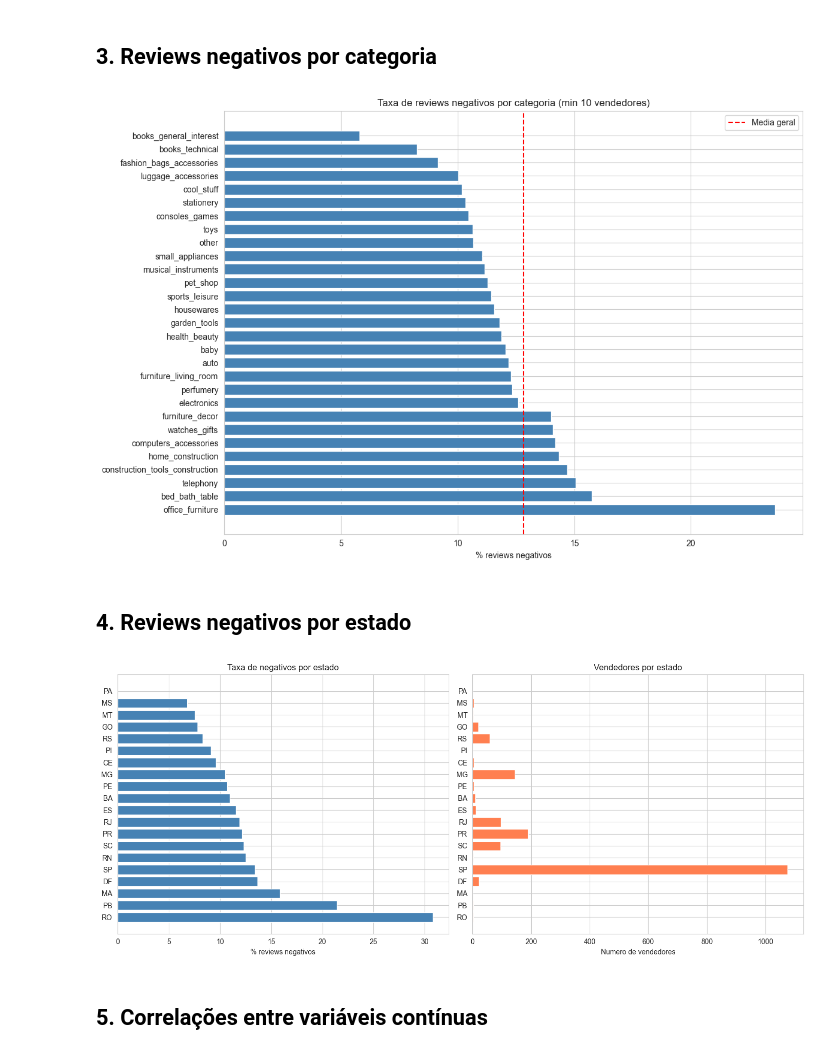
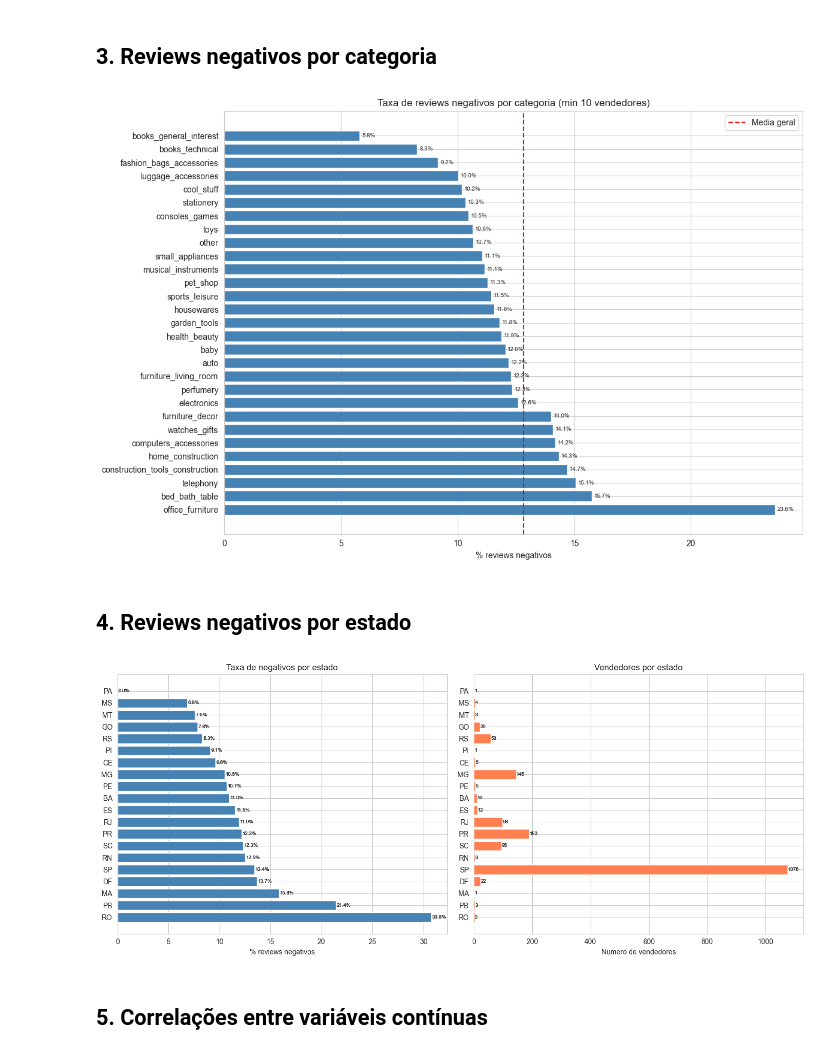
Before and after one commit to mayconaranha/ecommerce-satisfaction-study, a Jupyter notebook: notebooks/02_eda.ipynb, the cells around one changed output. Saved outputs shown, nothing was run; the diff lists cells and outputs as text; code cells hidden in the pictures.

Commit message:
Adiciona data labels nos gráficos de outputs

```diff
--- a/notebooks/02_eda.ipynb
+++ b/notebooks/02_eda.ipynb
@@ -73,6 +73,10 @@ axes[1].set_ylabel("% reviews negativos")
 axes[1].set_title("Taxa de reviews negativos por faixa de atraso")
 axes[1].set_xticks(range(len(taxa)))
 axes[1].set_xticklabels([str(x) for x in taxa["atraso_bin"]], rotation=45, ha="right", fontsize=7)
+for j, v in enumerate(taxa["pct"]):
+    axes[1].text(j, v + 0.3, f"{v:.1f}%", ha="center", va="bottom", fontsize=7)
+for j, v in enumerate(taxa["pct"]):
+    axes[1].text(j, v + 0.3, f"{v:.1f}%", ha="center", va="bottom", fontsize=7)
 
 plt.tight_layout()
 plt.savefig("../outputs/eda_negativos_vs_atraso.png", bbox_inches="tight")
@@ -100,36 +104,46 @@ ax.set_xlabel("% reviews negativos")
 ax.set_title("Taxa de reviews negativos por categoria (min 10 vendedores)")
 ax.axvline(df["n_negative"].sum()/df["n_reviews"].sum()*100, color="red", linestyle="--", label="Media geral")
 ax.legend()
+for j, (val, label) in enumerate(zip(cat_stats["pct_neg"], cat_stats["categoria_principal"])):
+    ax.text(val + 0.1, j, f"{val:.1f}%", va="center", fontsize=7)
 plt.tight_layout()
 plt.savefig("../outputs/eda_negativos_por_categoria.png", bbox_inches="tight")
 plt.show()
 # %% [output]
-[figure, old version]
+[figure, new version]
 # %% [markdown]
 ## 4. Reviews negativos por estado
 # %%
 state_stats = df.groupby("seller_state").agg(
     n_vendedores=("n_negative", "count"),
     taxa_neg=("n_negative", "sum"),
     total_rev=("n_reviews", "sum")
 ).reset_index()
 state_stats["pct_neg"] = state_stats["taxa_neg"] / state_stats["total_rev"] * 100
 state_stats = state_stats.sort_values("pct_neg", ascending=False)
 
 fig, axes = plt.subplots(1, 2, figsize=(14, 6))
 axes[0].barh(state_stats["seller_state"], state_stats["pct_neg"], color="steelblue")
 axes[0].set_xlabel("% reviews negativos")
 axes[0].set_title("Taxa de negativos por estado")
 
 axes[1].barh(state_stats["seller_state"], state_stats["n_vendedores"], color="coral")
 axes[1].set_xlabel("Numero de vendedores")
 axes[1].set_title("Vendedores por estado")
 
+for j, (val, lbl) in enumerate(zip(state_stats["pct_neg"], state_stats["seller_state"])):
+    axes[0].text(val + 0.1, j, f"{val:.1f}%", va="center", fontsize=7)
+for j, (val, lbl) in enumerate(zip(state_stats["n_vendedores"], state_stats["seller_state"])):
+    axes[1].text(val + 1, j, str(int(val)), va="center", fontsize=7)
+for j, (val, lbl) in enumerate(zip(state_stats["pct_neg"], state_stats["seller_state"])):
+    axes[0].text(val + 0.1, j, f"{val:.1f}%", va="center", fontsize=7)
+for j, (val, lbl) in enumerate(zip(state_stats["n_vendedores"], state_stats["seller_state"])):
+    axes[1].text(val + 1, j, str(int(val)), va="center", fontsize=7)
 plt.tight_layout()
 plt.savefig("../outputs/eda_negativos_por_estado.png", bbox_inches="tight")
 plt.show()
 # %% [output]
-[figure, old version]
+[figure, new version]
 # %% [markdown]
 ## 5. Correlações entre variáveis contínuas
 # %%
```
Also changed, not shown: parts of 1 cell of this notebook, 5 other files.
